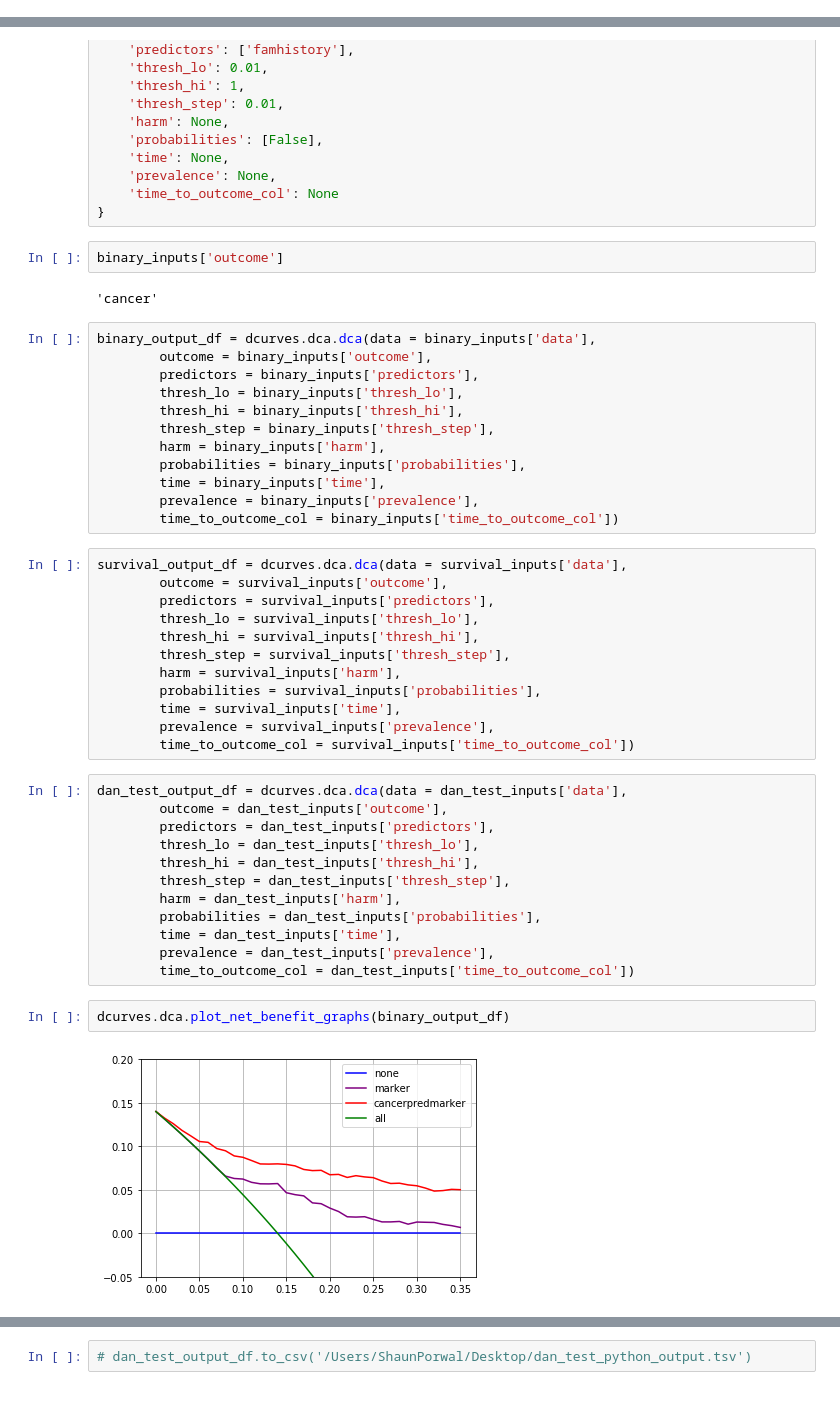
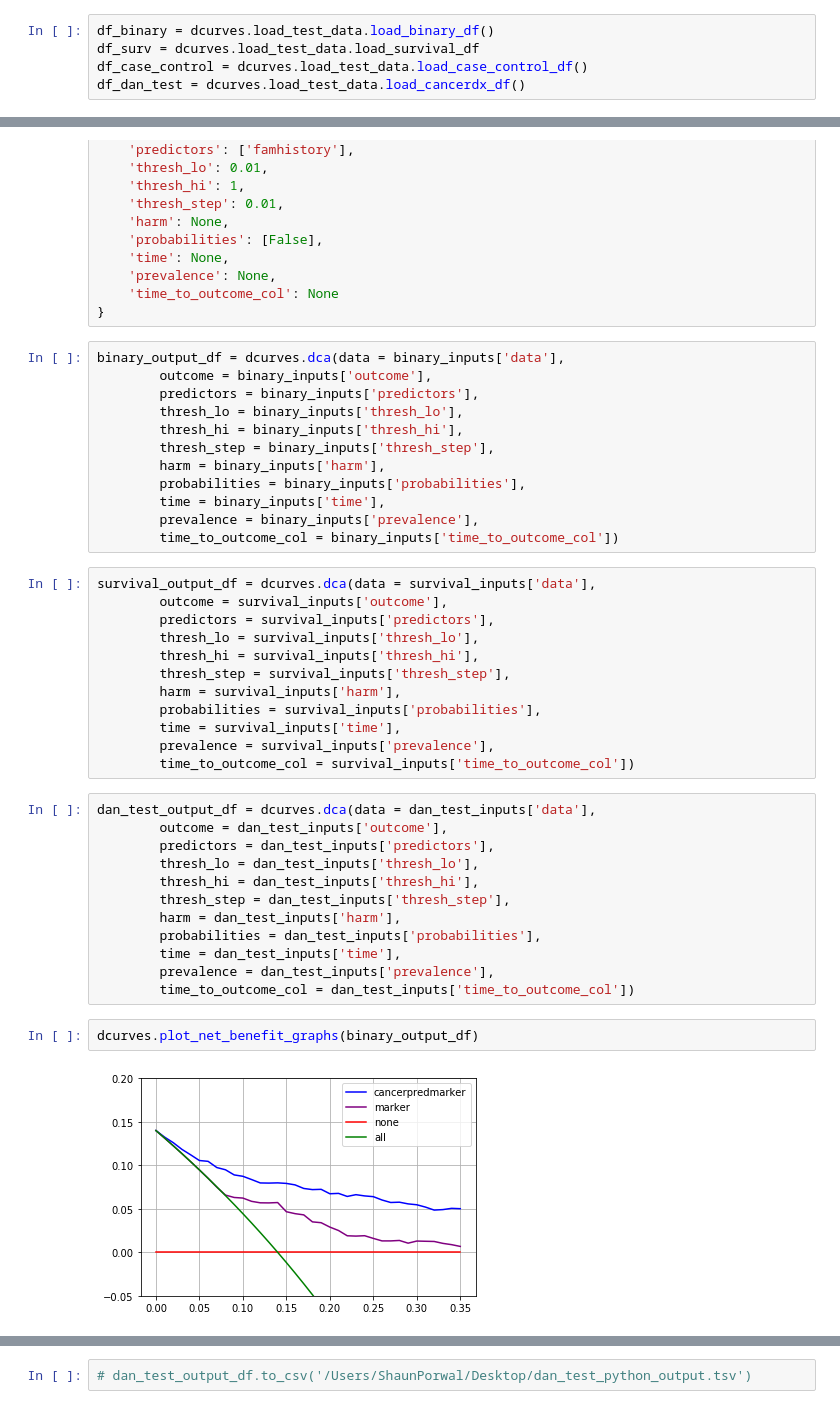
Before and after one commit to MSKCC-Epi-Bio/dcurves, a Jupyter notebook: jupyter_notebooks/running_dcurves.ipynb, the cells around one changed output, grey strips where cells are left out. Drawn from its saved outputs; the diff is of its cells as text.

```diff
--- a/jupyter_notebooks/running_dcurves.ipynb
+++ b/jupyter_notebooks/running_dcurves.ipynb
@@ -40,0 +14,5 @@ df_dan_test
+# %%
+df_binary = dcurves.load_test_data.load_binary_df()
+df_surv = dcurves.load_test_data.load_survival_df
+df_case_control = dcurves.load_test_data.load_case_control_df()
+df_dan_test = dcurves.load_test_data.load_cancerdx_df()
@@ -82,12 +80,8 @@ dan_test_inputs = {
     'prevalence': None,
     'time_to_outcome_col': None
 }
-# %%
-binary_inputs['outcome']
-# %% [output]
-'cancer'
 # %%
-binary_output_df = dcurves.dca.dca(data = binary_inputs['data'],
+binary_output_df = dcurves.dca(data = binary_inputs['data'],
         outcome = binary_inputs['outcome'],
         predictors = binary_inputs['predictors'],
         thresh_lo = binary_inputs['thresh_lo'],
@@ -99,7 +93,7 @@ binary_output_df = dcurves.dca.dca(data = binary_inputs['data'],
         prevalence = binary_inputs['prevalence'],
         time_to_outcome_col = binary_inputs['time_to_outcome_col'])
 # %%
-survival_output_df = dcurves.dca.dca(data = survival_inputs['data'],
+survival_output_df = dcurves.dca(data = survival_inputs['data'],
         outcome = survival_inputs['outcome'],
         predictors = survival_inputs['predictors'],
         thresh_lo = survival_inputs['thresh_lo'],
@@ -111,7 +105,7 @@ survival_output_df = dcurves.dca.dca(data = survival_inputs['data'],
         prevalence = survival_inputs['prevalence'],
         time_to_outcome_col = survival_inputs['time_to_outcome_col'])
 # %%
-dan_test_output_df = dcurves.dca.dca(data = dan_test_inputs['data'],
+dan_test_output_df = dcurves.dca(data = dan_test_inputs['data'],
         outcome = dan_test_inputs['outcome'],
         predictors = dan_test_inputs['predictors'],
         thresh_lo = dan_test_inputs['thresh_lo'],
@@ -123,7 +117,7 @@ dan_test_output_df = dcurves.dca.dca(data = dan_test_inputs['data'],
         prevalence = dan_test_inputs['prevalence'],
         time_to_outcome_col = dan_test_inputs['time_to_outcome_col'])
 # %%
-dcurves.dca.plot_net_benefit_graphs(binary_output_df)
+dcurves.plot_net_benefit_graphs(binary_output_df)
 # %% [output]
-[figure, old version]
+[figure, new version]
 # %%
```
Also changed, not shown: parts of 6 cells of this notebook, 35 other files.
